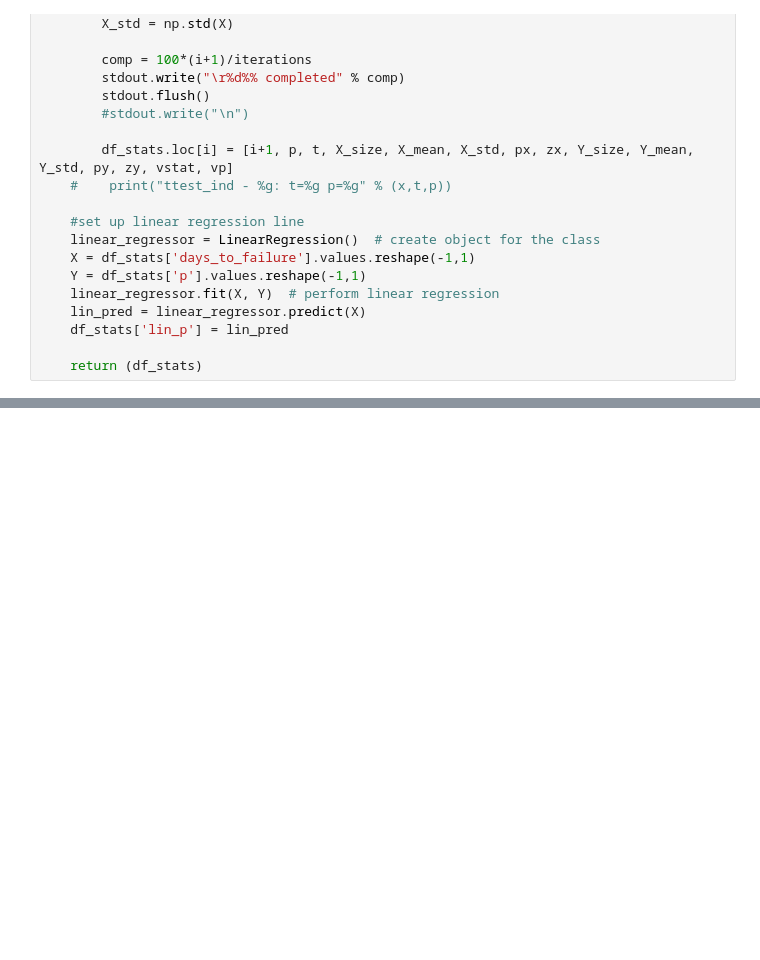
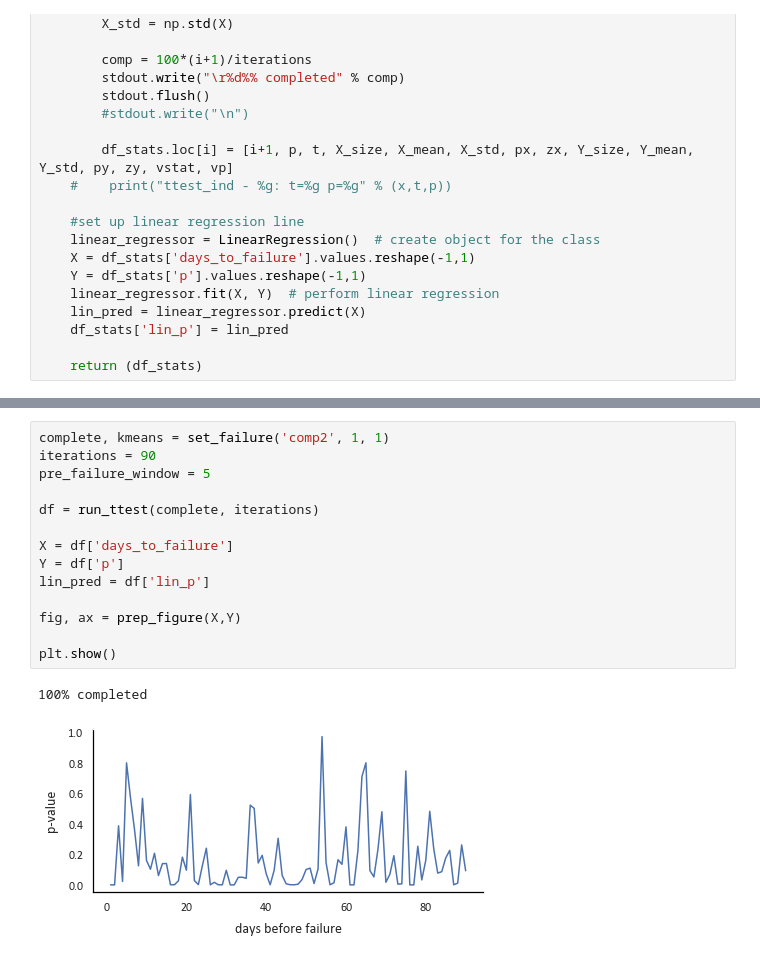
Before and after one commit to jd0g/CSU-Capstone, a Jupyter notebook: MIS581 Capstone Data Analysis.ipynb, the cells around one changed output, grey strips where cells are left out. Cells and saved outputs as stored; diff of their text form; blank space fills up the shorter version.

```diff
--- a/MIS581 Capstone Data Analysis.ipynb
+++ b/MIS581 Capstone Data Analysis.ipynb
@@ -555 +582,18 @@ plt.show()
+# %%
+complete, kmeans = set_failure('comp2', 1, 1)
+iterations = 90
+pre_failure_window = 5
+
+df = run_ttest(complete, iterations)
+
+X = df['days_to_failure']
+Y = df['p']
+lin_pred = df['lin_p']
+
+fig, ax = prep_figure(X,Y)
+
+plt.show()
+# %% [output]
+100% completed
+[figure, added]
 # %%
```
Also changed, not shown: parts of 14 cells of this notebook.
